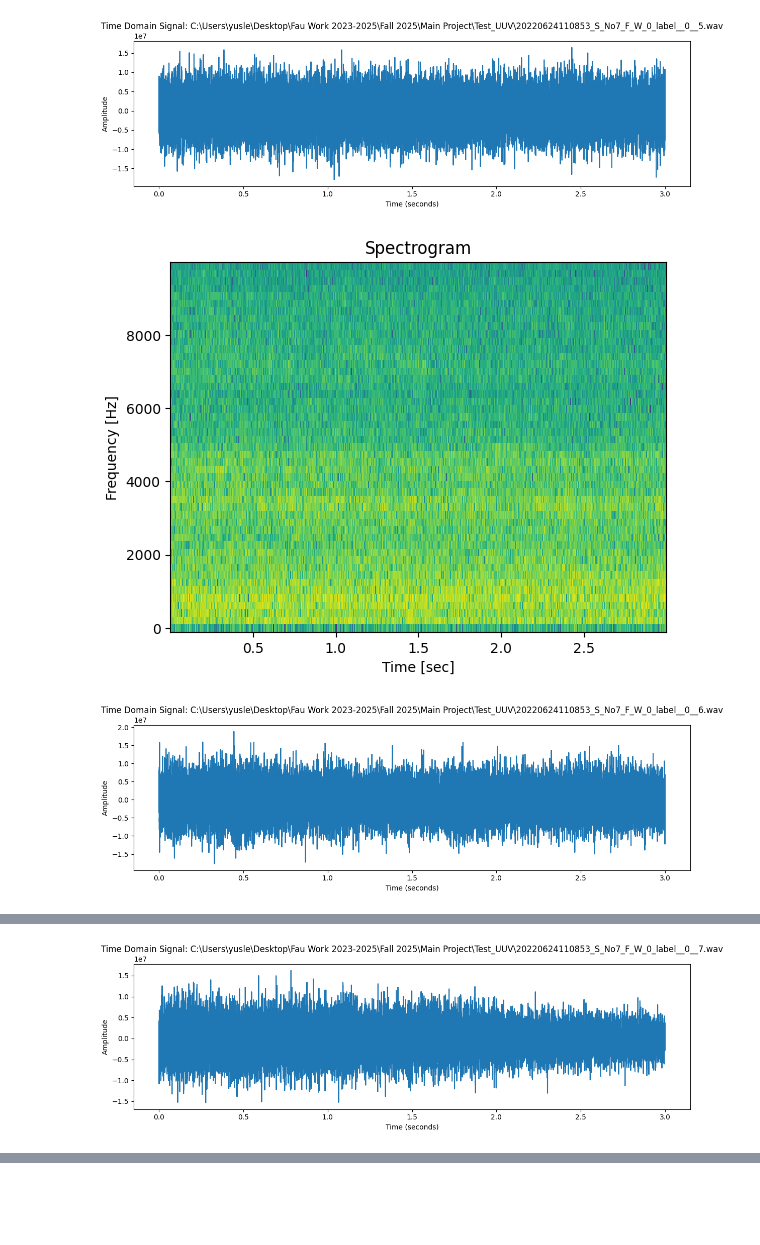
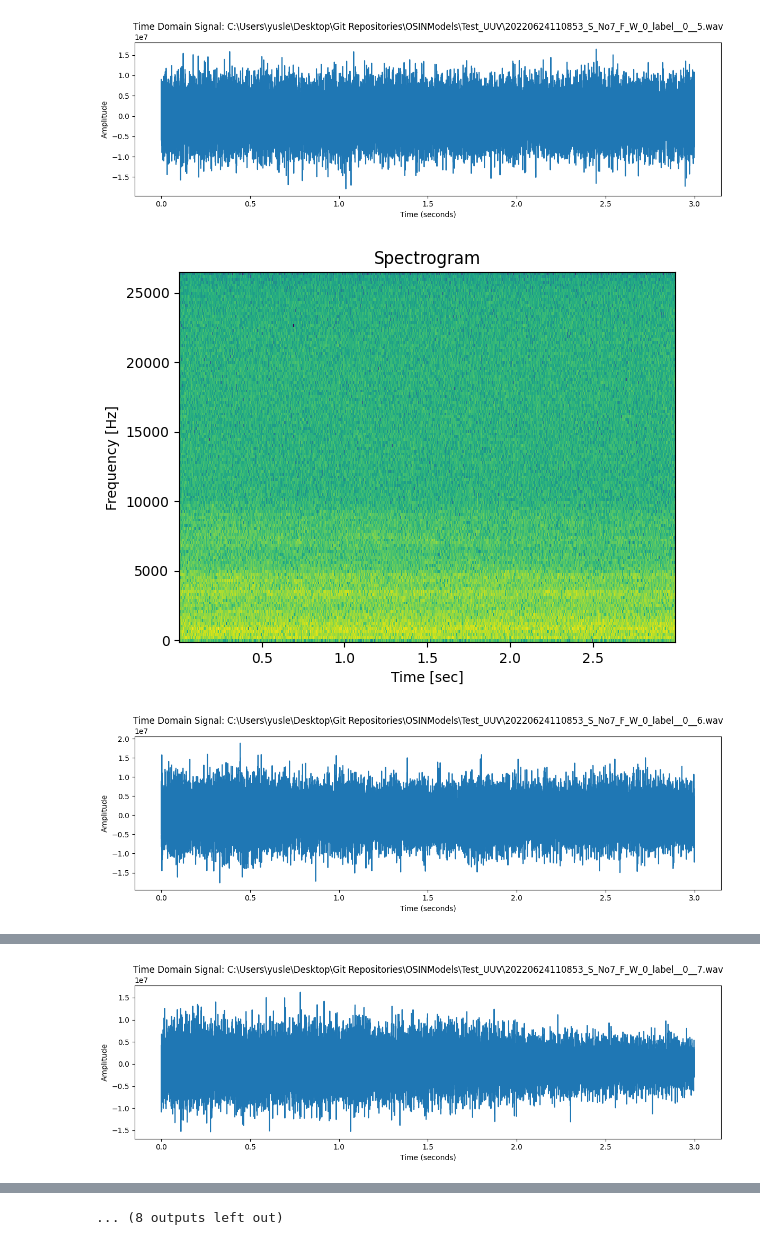
Before and after one commit to YuslenLopez/OSINModels, a Jupyter notebook: testUUV.ipynb, the cells around one changed output, grey strips where cells are left out. Saved outputs shown, nothing was run; the diff lists cells and outputs as text; code cells hidden in the pictures; blank space fills up the shorter version.

```diff
--- a/testUUV.ipynb
+++ b/testUUV.ipynb
@@ -10,7 +10,8 @@ import glob
 from scipy.io import wavfile
 
 # folder_path = "path/to/your/folder/*.wav"
-folder_path=r"C:\Users\yusle\Desktop\Fau Work 2023-2025\Fall 2025\Main Project\Test_UUV\*.wav"
+# folder_path=r"C:\Users\yusle\Desktop\Fau Work 2023-2025\Fall 2025\Main Project\Test_UUV\*.wav"
+folder_path=r"C:\Users\yusle\Desktop\Git Repositories\OSINModels\Test_UUV\*.wav"
 
 for file_path in glob.glob(folder_path):
     # fs, data = wavfile.read(file_path)
@@ -51,7 +54,7 @@ from scipy.io import wavfile
 import numpy as np
 
 #folder path for sound files
-folder_path = r"C:\Users\yusle\Desktop\Fau Work 2023-2025\Fall 2025\Main Project\Test_UUV\*.wav"
+folder_path=r"C:\Users\yusle\Desktop\Git Repositories\OSINModels\Test_UUV\*.wav"
 
 #counter for file saving
 i=1
@@ -80,38 +83,38 @@ for file_path in glob.glob(folder_path):
 
     #NFFT  is the fourier transform, that handles data not evenly spaced in time
     nfft=512
     y=np.abs(fft(x,nfft))
     y=y[:nfft//2]
 
     #
     f = np.arange(0, nfft /2) * fs / nfft
     #Frequency Domain (Mag X Freq)
     # plt.plot(f,y)
     # plt.title('Frequency Domain')
     # plt.xlabel('frequency')
     # plt.ylabel('Mag')
 
     f, t, Sxx = spectrogram(x, fs)
     #Plotting Raw Spectrogram
     # plt.pcolormesh(t,f,10*np.log10(Sxx))
     # plt.ylabel('Frequency')
     # plt.xlabel('Time [sec]')
     # plt.title('Spectrogram')
 
     #Masking Spectrogram
-    freq_min=0
-    freq_max=10000
-    f_mask=(f>=freq_min)&(f<=freq_max)
-    Sxx=Sxx[f_mask,:] #masking / isolating the sound
-    f = f[f_mask]
+    # freq_min=0
+    # freq_max=10000
+    # f_mask=(f>=freq_min)&(f<=freq_max)
+    # Sxx=Sxx[f_mask,:] #masking / isolating the sound
+    # f = f[f_mask]
 
     plt.pcolormesh(t,f,10*np.log10(Sxx))
     plt.ylabel('Frequency [Hz]')
     plt.xlabel('Time [sec]')
     plt.title('Spectrogram')
     plt.savefig(f"TestUUV_IMG/spectrogram{i}.png")   # Save image
     i=i+1
 # %% [output]
-[figure, old version]
+[figure, new version]
-[figure, old version]
+[figure, new version]
-[figure, old version]
+[figure, new version]
@@ -119 +122 @@ for file_path in glob.glob(folder_path):
-[figure, old version]
+[figure, new version]
@@ -124,0 +130 @@ for file_path in glob.glob(folder_path):
+... (8 outputs left out)
```
Also changed, not shown: parts of 2 cells of this notebook, 10 other files.
